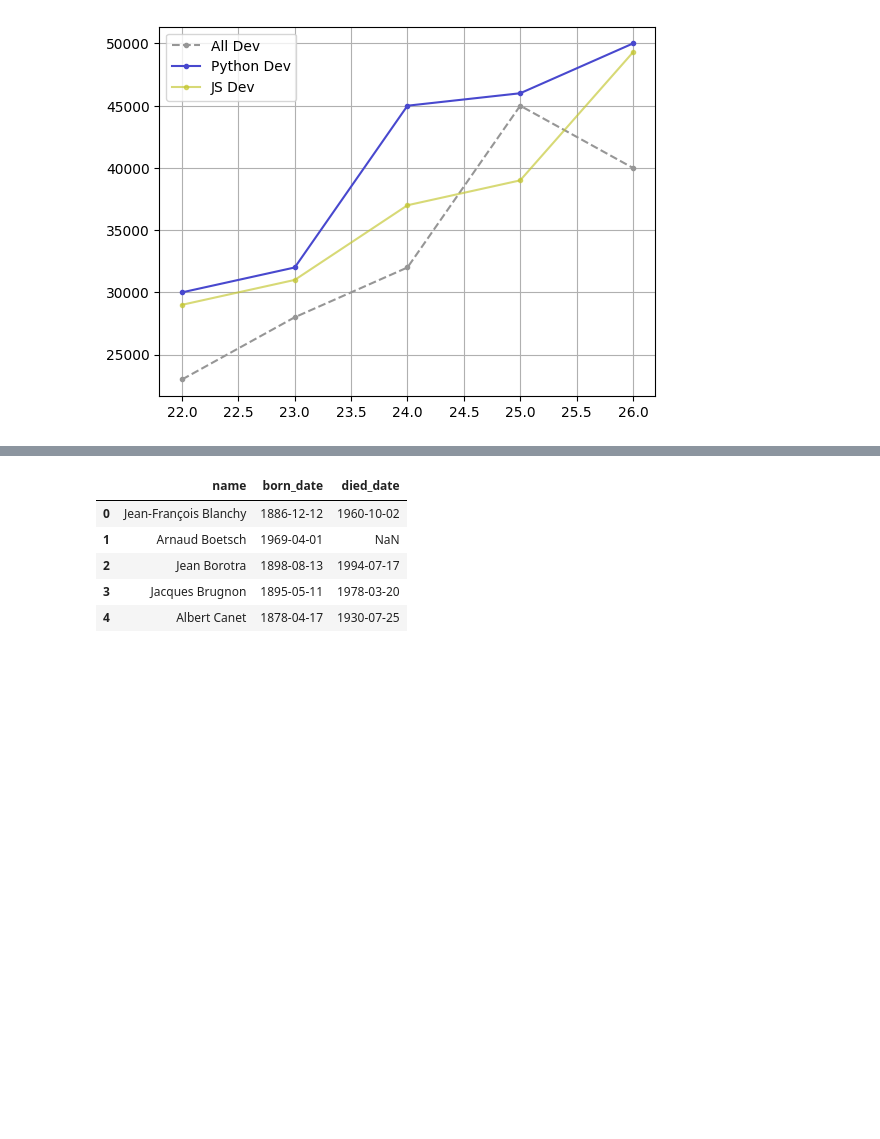
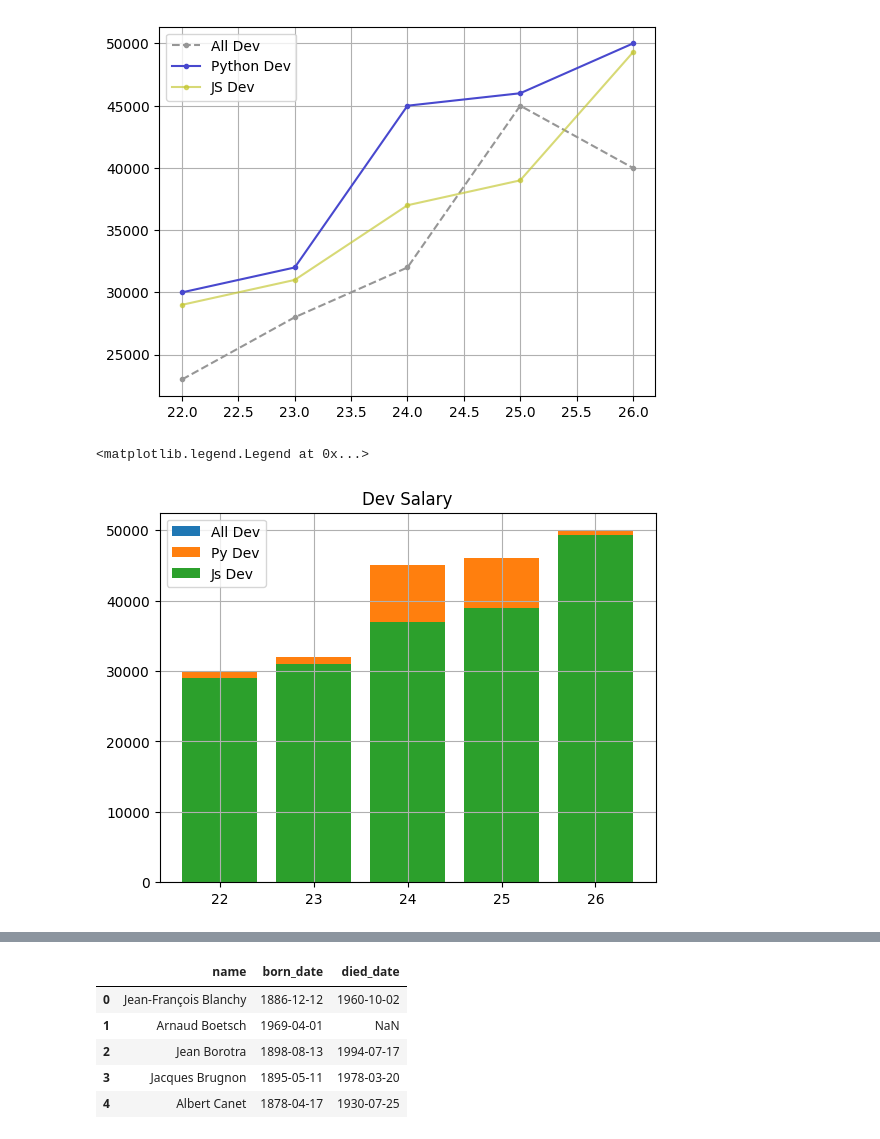
Before and after one commit to omkarpatole1799/numpy, a Jupyter notebook: matplotlib-tutorial/plot.ipynb, the cells around one changed output, grey strips where cells are left out. Cells and saved outputs as stored; diff of their text form; code cells hidden in the pictures; blank space fills up the shorter version.

```diff
--- a/matplotlib-tutorial/plot.ipynb
+++ b/matplotlib-tutorial/plot.ipynb
@@ -36,2 +37,18 @@ plt.show()
 # %% [output]
 [figure]
+# %%
+plt.title("Dev Salary")
+# plotting all dev salary (bar chart)
+plt.bar(x_ages, y_dev_salary, label="All Dev")
+
+# plotting py dev salary (bar chart)
+plt.bar(x_ages, y_python_dev, label="Py Dev")
+
+# plotting js dev salary (bar chart)
+plt.bar(x_ages, y_js_dev, label="Js Dev")
+
+plt.grid()
+plt.legend()
+# %% [output]
+<matplotlib.legend.Legend at 0x...>
+[figure, added]
```
Also changed, not shown: parts of 6 cells of this notebook.
